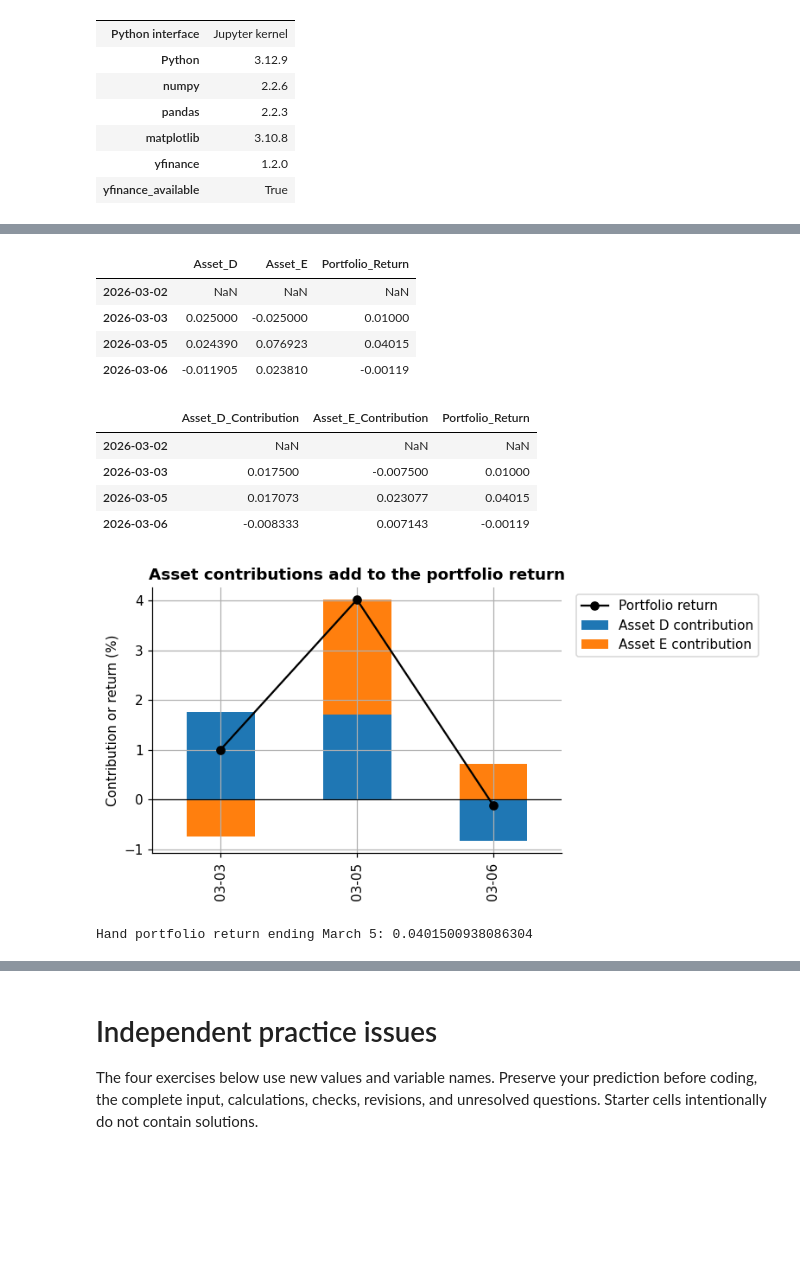
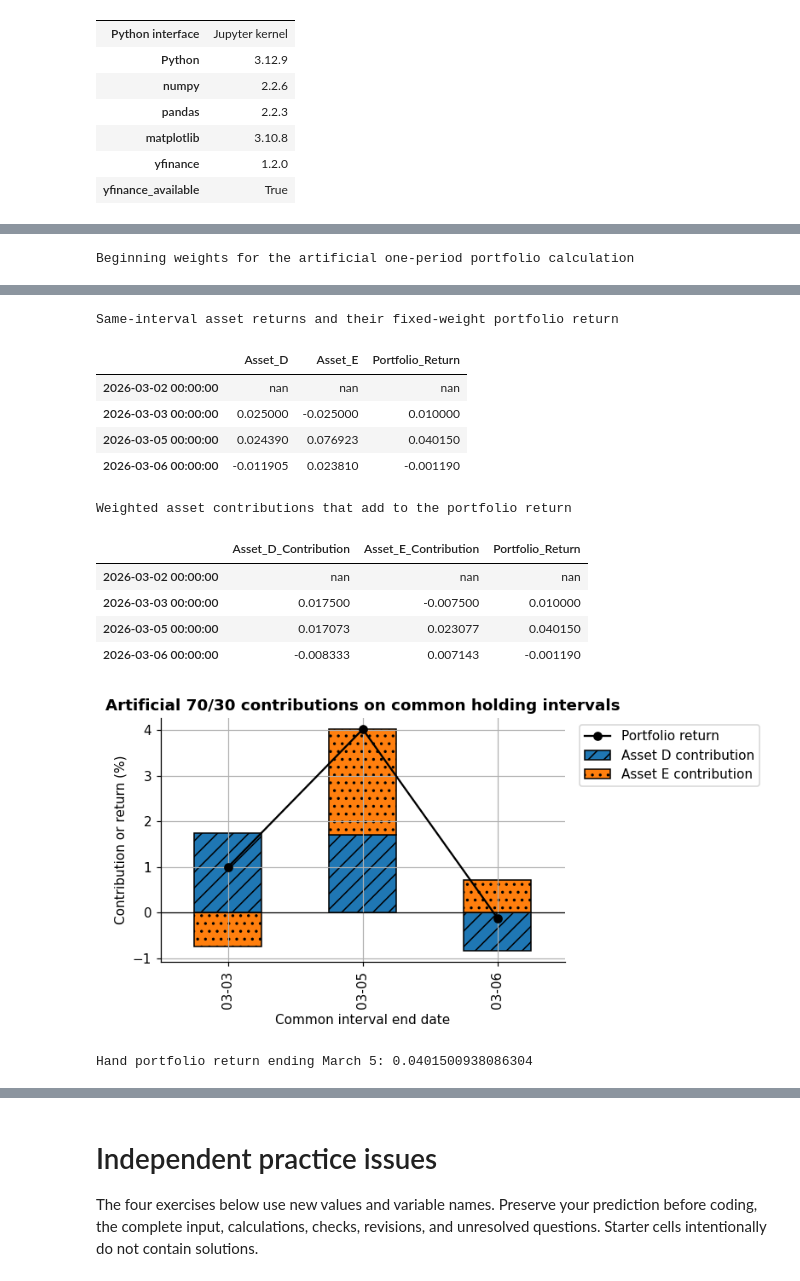
Before and after one commit to KennethWYLee/FinTech, a Jupyter notebook: course/02/week2_main.ipynb, the cells around one changed output, grey strips where cells are left out. Saved outputs shown, nothing was run; the diff lists cells and outputs as text; code cells hidden in the pictures; blank space fills up the shorter version.

Commit message:
Revise Week 2 financial data notebook

```diff
--- a/course/02/week2_main.ipynb
+++ b/course/02/week2_main.ipynb
@@ -1484,7 +1948,11 @@ quality_audit["finite_extreme_return"] = (
     & quality_audit["raw_simple_return"].abs().gt(0.25)
 )
 
-display(quality_audit)
+display(
+    quality_audit.style.set_caption(
+        "Artificial prices, raw returns, and separate data-review flags"
+    )
+)
 quality_flag_columns = [
     "missing",
     "nonpositive",
@@ -1499,7 +1967,11 @@ quality_flag_summary = (
     .rename_axis("Diagnostic flag")
     .to_frame()
 )
-display(quality_flag_summary)
+display(
+    quality_flag_summary.style.set_caption(
+        "Number of artificial dates detected by each check"
+    )
+)
 
 fig, ax = plt.subplots(figsize=(9.0, 3.5))
 flag_matrix = quality_audit[quality_flag_columns].astype(int).T
@@ -1507,7 +1979,7 @@ image = ax.imshow(flag_matrix, cmap="YlOrRd", aspect="auto", vmin=0, vmax=1)
 ax.set_yticks(np.arange(len(flag_matrix.index)), [name.replace("_", " ") for name in flag_matrix.index])
 ax.set_xticks(np.arange(len(flag_matrix.columns)), flag_matrix.columns.strftime("%m-%d"))
 ax.set_xlabel("Artificial date")
-ax.set_title("Different data problems require different flags")
+ax.set_title("Artificial data checks; 1 means the condition was detected")
 for row in range(flag_matrix.shape[0]):
     for column in range(flag_matrix.shape[1]):
         ax.text(column, row, str(flag_matrix.iat[row, column]), ha="center", va="center", color="black")
@@ -1868,19 +2447,38 @@ portfolio_return = common_returns.mul(weights, axis=1).sum(
 ).rename("Portfolio_Return")
 
 portfolio_table = common_returns.assign(Portfolio_Return=portfolio_return)
-display(weights.to_frame())
-display(portfolio_table.round(6))
+display(
+    weights.to_frame().style.set_caption(
+        "Beginning weights for the artificial one-period portfolio calculation"
+    )
+)
+display(
+    portfolio_table.round(6).style.set_caption(
+        "Same-interval asset returns and their fixed-weight portfolio return"
+    )
+)
 
 return_contributions = common_returns.mul(weights, axis=1)
 return_contributions.columns = [f"{column}_Contribution" for column in return_contributions.columns]
 contribution_table = pd.concat([return_contributions, portfolio_return], axis=1)
-display(contribution_table.round(6))
+display(
+    contribution_table.round(6).style.set_caption(
+        "Weighted asset contributions that add to the portfolio return"
+    )
+)
 
 plot_contributions = 100 * return_contributions.dropna(how="any")
 plot_portfolio_return = 100 * portfolio_return.loc[plot_contributions.index]
 plot_contributions.index = plot_contributions.index.strftime("%m-%d")
 plot_contributions.columns = ["Asset D contribution", "Asset E contribution"]
-ax = plot_contributions.plot(kind="bar", stacked=True, color=["tab:blue", "tab:orange"])
+ax = plot_contributions.plot(
+    kind="bar",
+    stacked=True,
+    color=["tab:blue", "tab:orange"],
+    edgecolor="black",
+)
+for patch_number, bar in enumerate(ax.patches):
+    bar.set_hatch("//" if patch_number < len(plot_contributions) else "..")
 ax.plot(
     np.arange(len(plot_contributions)),
     plot_portfolio_return.values,
@@ -1891,7 +2489,8 @@ ax.plot(
 )
 ax.axhline(0, color="black", linewidth=0.8)
 ax.set_ylabel("Contribution or return (%)")
-ax.set_title("Asset contributions add to the portfolio return")
+ax.set_xlabel("Common interval end date")
+ax.set_title("Artificial 70/30 contributions on common holding intervals")
 ax.legend(bbox_to_anchor=(1.02, 1), loc="upper left")
 plt.tight_layout()
 plt.show()
@@ -1905,4 +2504,5 @@ print("Hand portfolio return ending March 5:", march_5_hand)
 assert pd.isna(portfolio_return.iloc[0])
 assert np.isclose(portfolio_return.loc["2026-03-05"], march_5_hand)
 # %% [output]
+Beginning weights for the artificial one-period portfolio calculation
 |  | Starting_Weight |
@@ -1911,15 +2511,17 @@ assert np.isclose(portfolio_return.loc["2026-03-05"], march_5_hand)
+Same-interval asset returns and their fixed-weight portfolio return
 |  | Asset_D | Asset_E | Portfolio_Return |
-| 2026-03-02 | NaN | NaN | NaN |
-| 2026-03-03 | 0.025000 | -0.025000 | 0.01000 |
-| 2026-03-05 | 0.024390 | 0.076923 | 0.04015 |
-| 2026-03-06 | -0.011905 | 0.023810 | -0.00119 |
+| 2026-03-02 00:00:00 | nan | nan | nan |
+| 2026-03-03 00:00:00 | 0.025000 | -0.025000 | 0.010000 |
+| 2026-03-05 00:00:00 | 0.024390 | 0.076923 | 0.040150 |
+| 2026-03-06 00:00:00 | -0.011905 | 0.023810 | -0.001190 |
+Weighted asset contributions that add to the portfolio return
 |  | Asset_D_Contribution | Asset_E_Contribution | Portfolio_Return |
-| 2026-03-02 | NaN | NaN | NaN |
-| 2026-03-03 | 0.017500 | -0.007500 | 0.01000 |
-| 2026-03-05 | 0.017073 | 0.023077 | 0.04015 |
-| 2026-03-06 | -0.008333 | 0.007143 | -0.00119 |
+| 2026-03-02 00:00:00 | nan | nan | nan |
+| 2026-03-03 00:00:00 | 0.017500 | -0.007500 | 0.010000 |
+| 2026-03-05 00:00:00 | 0.017073 | 0.023077 | 0.040150 |
+| 2026-03-06 00:00:00 | -0.008333 | 0.007143 | -0.001190 |
-[figure, old version]
+[figure, new version]
-Hand portfolio return ending March 5: 0.0401500938086304
+Hand portfolio return ending March 5: 0.0401500938086304
 # %% [markdown]
 ### Interpret the output
 
```
Also changed, not shown: parts of 68 cells of this notebook.
